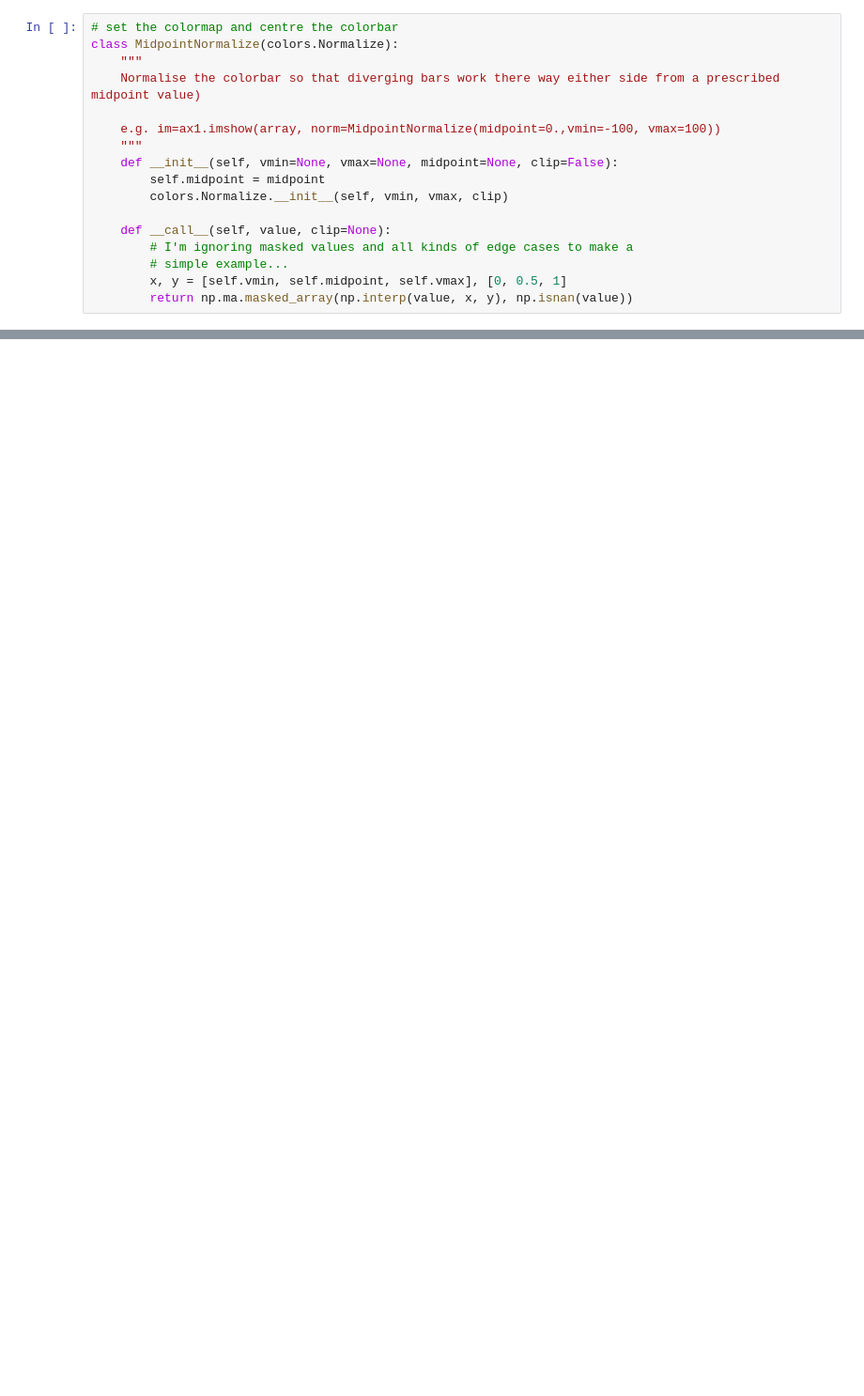
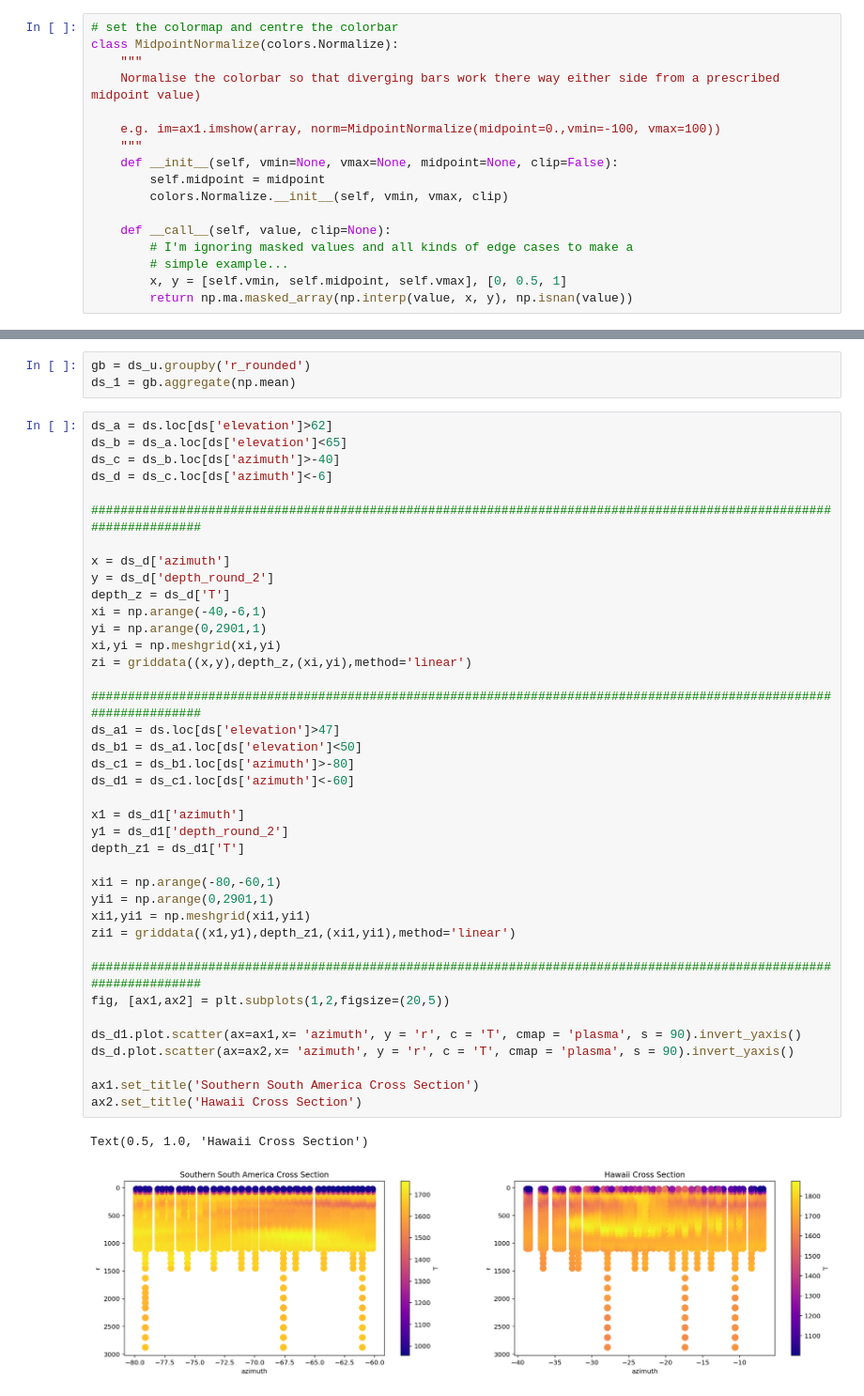
Before and after one commit to ahollyday/RCES_final_project, a Jupyter notebook: RCES_FINAL_PROJ_2019.ipynb, the cells around one changed output, grey strips where cells are left out. Shown at 94% size. Cells and saved outputs as stored; diff of their text form; blank space fills up the shorter version.

```diff
--- a/RCES_FINAL_PROJ_2019.ipynb
+++ b/RCES_FINAL_PROJ_2019.ipynb
@@ -618,0 +175,45 @@ ax3plot = ax3.contourf(xi1,yi1,zi1,30, cmap = 'inferno', cbar_kwargs={})#,transf
+# %%
+gb = ds_u.groupby('r_rounded')
+ds_1 = gb.aggregate(np.mean)
+# %%
+ds_a = ds.loc[ds['elevation']>62]
+ds_b = ds_a.loc[ds['elevation']<65]
+ds_c = ds_b.loc[ds['azimuth']>-40]
+ds_d = ds_c.loc[ds['azimuth']<-6]
+
+####################################################################################################################
+
+x = ds_d['azimuth']
+y = ds_d['depth_round_2']
+depth_z = ds_d['T']
+xi = np.arange(-40,-6,1)
+yi = np.arange(0,2901,1)
+xi,yi = np.meshgrid(xi,yi)
+zi = griddata((x,y),depth_z,(xi,yi),method='linear')
+
+####################################################################################################################
+ds_a1 = ds.loc[ds['elevation']>47]
+ds_b1 = ds_a1.loc[ds['elevation']<50]
+ds_c1 = ds_b1.loc[ds['azimuth']>-80]
+ds_d1 = ds_c1.loc[ds['azimuth']<-60]
+
+x1 = ds_d1['azimuth']
+y1 = ds_d1['depth_round_2']
+depth_z1 = ds_d1['T']
+
+xi1 = np.arange(-80,-60,1)
+yi1 = np.arange(0,2901,1)
+xi1,yi1 = np.meshgrid(xi1,yi1)
+zi1 = griddata((x1,y1),depth_z1,(xi1,yi1),method='linear')
+
+####################################################################################################################
+fig, [ax1,ax2] = plt.subplots(1,2,figsize=(20,5))
+
+ds_d1.plot.scatter(ax=ax1,x= 'azimuth', y = 'r', c = 'T', cmap = 'plasma', s = 90).invert_yaxis()
+ds_d.plot.scatter(ax=ax2,x= 'azimuth', y = 'r', c = 'T', cmap = 'plasma', s = 90).invert_yaxis()
+
+ax1.set_title('Southern South America Cross Section')
+ax2.set_title('Hawaii Cross Section')
+# %% [output]
+Text(0.5, 1.0, 'Hawaii Cross Section')
+[figure, added]
```
Also changed, not shown: parts of 74 cells of this notebook.
